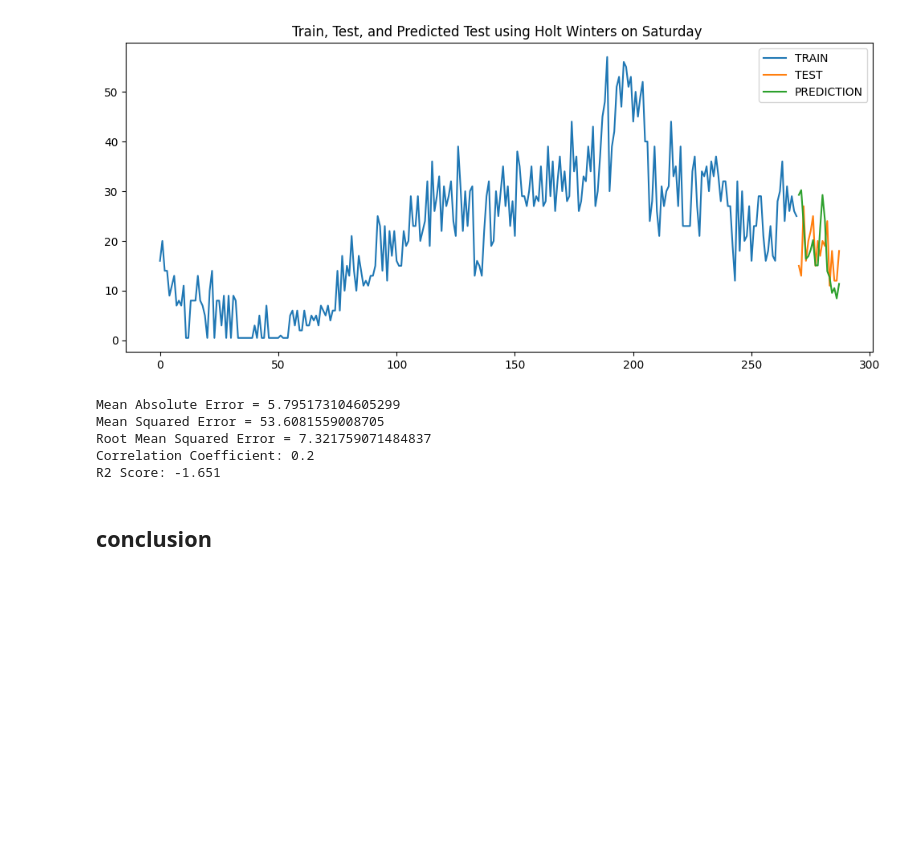
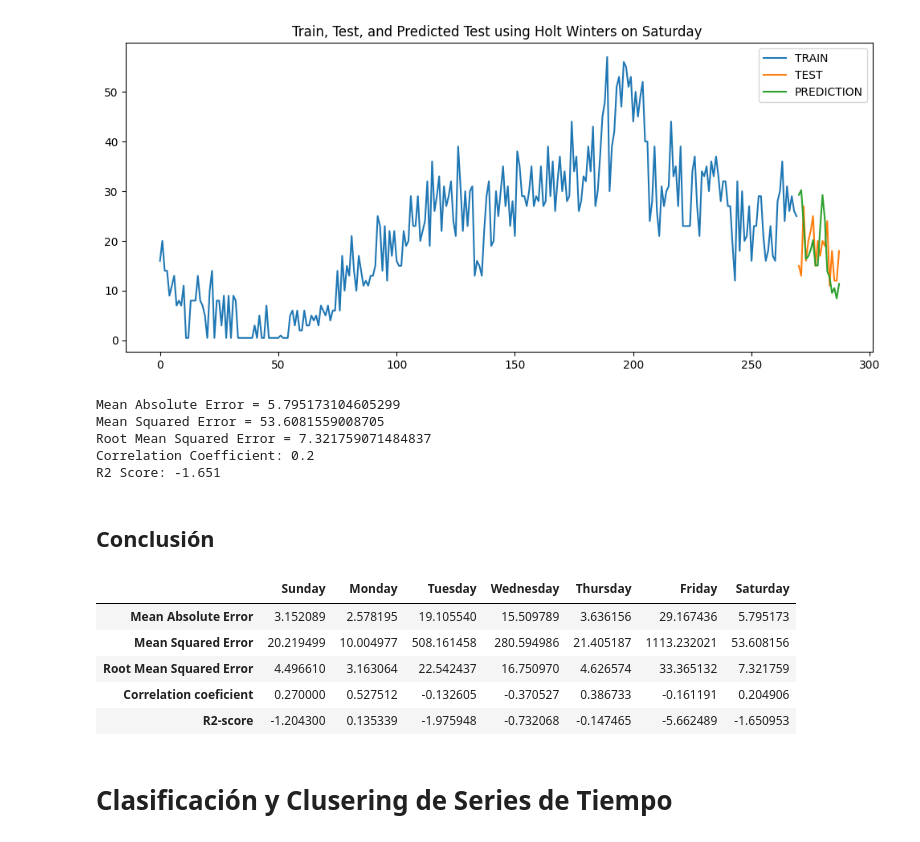
Before and after one commit to KevinrealG/Series_de_tiempo, a Jupyter notebook: 01_Time_Series_pred.ipynb, the cells around one changed output. Drawn from its saved outputs; the diff is of its cells as text; code cells hidden in the pictures; blank space fills up the shorter version.

```diff
--- a/01_Time_Series_pred.ipynb
+++ b/01_Time_Series_pred.ipynb
@@ -447,7 +464,8 @@ R2 Score: -1.9759
 day = 'Wednesday'
 test_predictions= holt_winters_forecast(day,data_train[f'{day}'], data_test[f'{day}'],  smoothing_level=None,smoothing_trend=None, smoothing_seasonal=0.8
               )
-evaluate_regression_model(data_test[f'{day}'],test_predictions)
+metrics=evaluate_regression_model(data_test[f'{day}'],test_predictions)
+metrics_df[day] = metrics
 # %% [output]
 [figure]
 Mean Absolute Error = 15.509789460501306
@@ -458,7 +476,8 @@ R2 Score: -0.7321
 # %%
 day = 'Thursday'
 test_predictions =holt_winters_forecast(day,data_train[f'{day}'], data_test[f'{day}'],  smoothing_level=.65,smoothing_trend=0.2, smoothing_seasonal=.7)
-evaluate_regression_model(data_test[f'{day}'],test_predictions)
+metrics=evaluate_regression_model(data_test[f'{day}'],test_predictions)
+metrics_df[day] = metrics
 # %% [output]
 [figure]
 Mean Absolute Error = 3.636155517840908
@@ -469,7 +488,8 @@ R2 Score: -0.1475
 # %%
 day = 'Friday'
 test_predictions =holt_winters_forecast(day,data_train[f'{day}'], data_test[f'{day}'],  smoothing_level=.3,smoothing_trend=None, smoothing_seasonal=.6)
-evaluate_regression_model(data_test[f'{day}'],test_predictions)
+metrics=evaluate_regression_model(data_test[f'{day}'],test_predictions)
+metrics_df[day] = metrics
 # %% [output]
 [figure]
 Mean Absolute Error = 29.167435899986646
@@ -480,7 +500,8 @@ R2 Score: -5.6625
 # %%
 day = 'Saturday'
 test_predictions =holt_winters_forecast(day,data_train[f'{day}'], data_test[f'{day}'],  smoothing_level=.5,smoothing_trend=0.5, smoothing_seasonal=.5)
-evaluate_regression_model(data_test[f'{day}'],test_predictions)
+metrics=evaluate_regression_model(data_test[f'{day}'],test_predictions)
+metrics_df[day] = metrics
 # %% [output]
 [figure]
 Mean Absolute Error = 5.795173104605299
@@ -489,4 +510,15 @@ Root Mean Squared Error = 7.321759071484837
 Correlation Coefficient: 0.2
 R2 Score: -1.651
 # %% [markdown]
-## conclusion
+## Conclusión
+# %%
+metrics_df
+# %% [output]
+|  | Sunday | Monday | Tuesday | Wednesday | Thursday | Friday | Saturday |
+| Mean Absolute Error | 3.152089 | 2.578195 | 19.105540 | 15.509789 | 3.636156 | 29.167436 | 5.795173 |
+| Mean Squared Error | 20.219499 | 10.004977 | 508.161458 | 280.594986 | 21.405187 | 1113.232021 | 53.608156 |
+| Root Mean Squared Error | 4.496610 | 3.163064 | 22.542437 | 16.750970 | 4.626574 | 33.365132 | 7.321759 |
+| Correlation coeficient | 0.270000 | 0.527512 | -0.132605 | -0.370527 | 0.386733 | -0.161191 | 0.204906 |
+| R2-score | -1.204300 | 0.135339 | -1.975948 | -0.732068 | -0.147465 | -5.662489 | -1.650953 |
+# %% [markdown]
+# Clasificación y Clusering de Series de Tiempo
```
Also changed, not shown: parts of 5 cells of this notebook.
